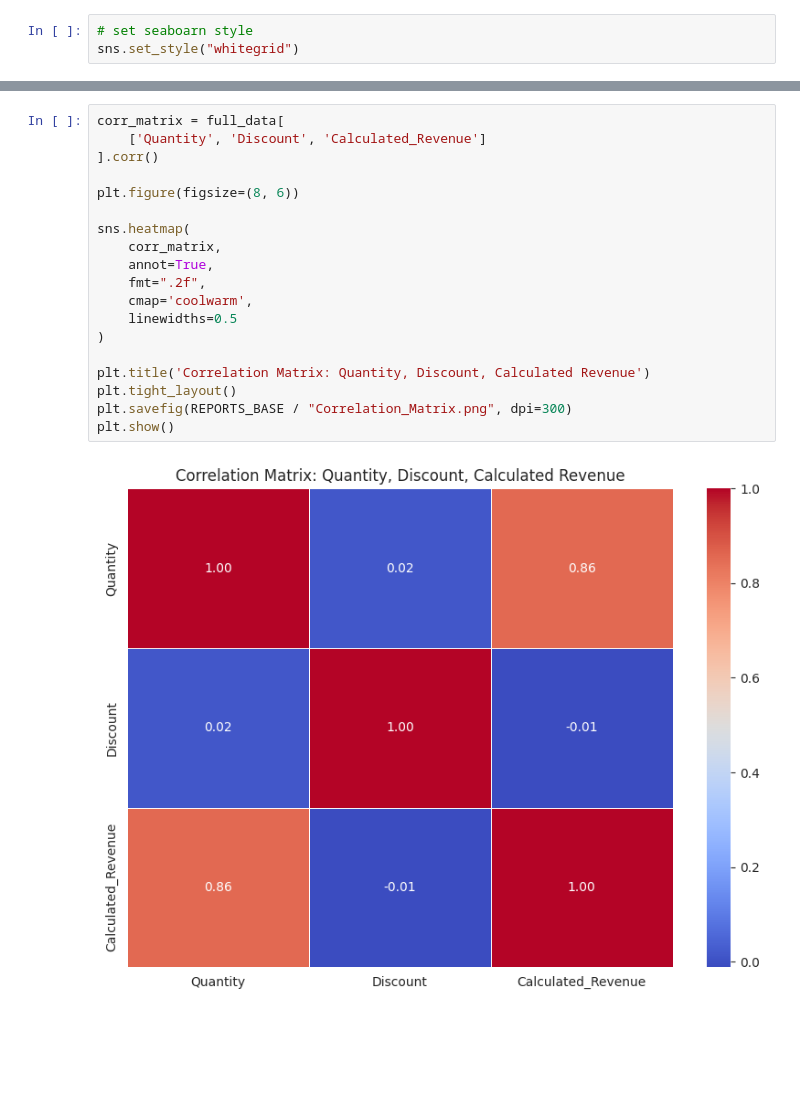
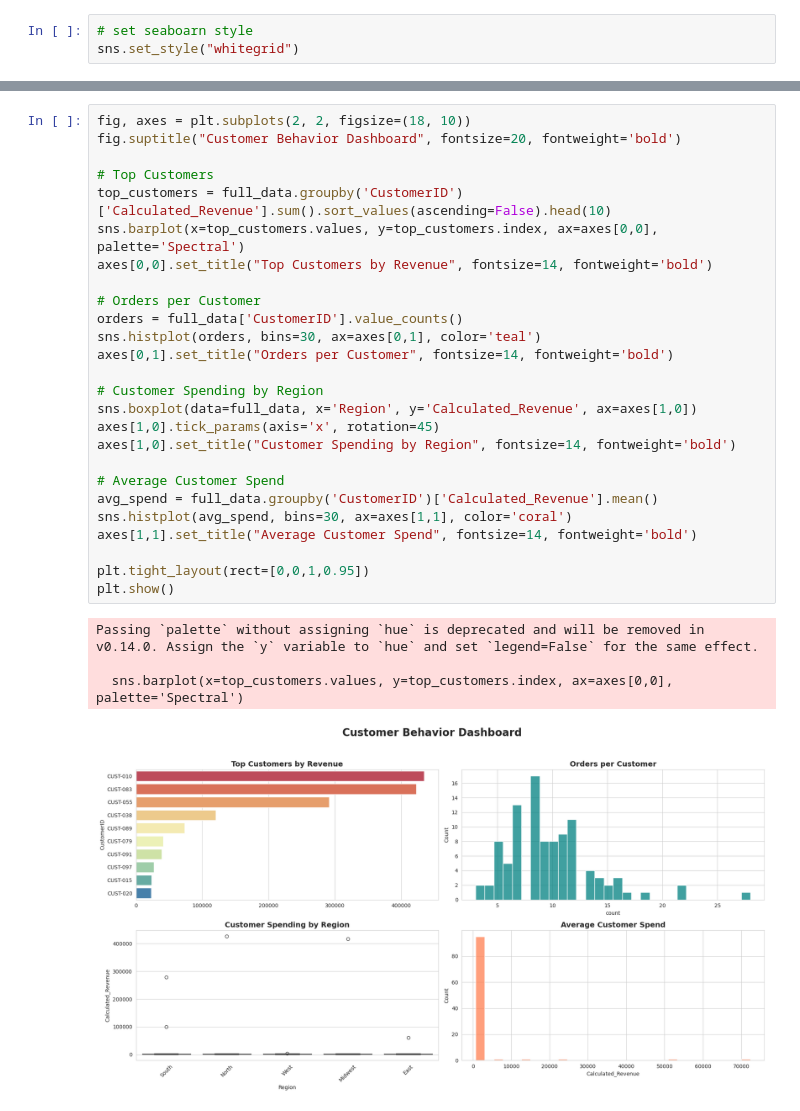
Before and after one commit to YoussefMostafaMohammed/DataAnalyticProject, a Jupyter notebook: notebooks/ecommerce_analysis.ipynb, the cells around one changed output, grey strips where cells are left out. Cells and saved outputs as stored; diff of their text form; blank space fills up the shorter version.

```diff
--- a/notebooks/ecommerce_analysis.ipynb
+++ b/notebooks/ecommerce_analysis.ipynb
@@ -435,21 +535,31 @@ plt.show()
 # %%
-corr_matrix = full_data[
-    ['Quantity', 'Discount', 'Calculated_Revenue']
-].corr()
+fig, axes = plt.subplots(2, 2, figsize=(18, 10))
+fig.suptitle("Customer Behavior Dashboard", fontsize=20, fontweight='bold')
 
-plt.figure(figsize=(8, 6))
+# Top Customers
+top_customers = full_data.groupby('CustomerID')['Calculated_Revenue'].sum().sort_values(ascending=False).head(10)
+sns.barplot(x=top_customers.values, y=top_customers.index, ax=axes[0,0], palette='Spectral')
+axes[0,0].set_title("Top Customers by Revenue", fontsize=14, fontweight='bold')
 
-sns.heatmap(
-    corr_matrix,
-    annot=True,
-    fmt=".2f",
-    cmap='coolwarm',
-    linewidths=0.5
-)
+# Orders per Customer
+orders = full_data['CustomerID'].value_counts()
+sns.histplot(orders, bins=30, ax=axes[0,1], color='teal')
+axes[0,1].set_title("Orders per Customer", fontsize=14, fontweight='bold')
 
-plt.title('Correlation Matrix: Quantity, Discount, Calculated Revenue')
-plt.tight_layout()
-plt.savefig(REPORTS_BASE / "Correlation_Matrix.png", dpi=300)
+# Customer Spending by Region
+sns.boxplot(data=full_data, x='Region', y='Calculated_Revenue', ax=axes[1,0])
+axes[1,0].tick_params(axis='x', rotation=45)
+axes[1,0].set_title("Customer Spending by Region", fontsize=14, fontweight='bold')
+
+# Average Customer Spend
+avg_spend = full_data.groupby('CustomerID')['Calculated_Revenue'].mean()
+sns.histplot(avg_spend, bins=30, ax=axes[1,1], color='coral')
+axes[1,1].set_title("Average Customer Spend", fontsize=14, fontweight='bold')
+
+plt.tight_layout(rect=[0,0,1,0.95])
 plt.show()
 # %% [output]
+Passing `palette` without assigning `hue` is deprecated and will be removed in v0.14.0. Assign the `y` variable to `hue` and set `legend=False` for the same effect.
+
+  sns.barplot(x=top_customers.values, y=top_customers.index, ax=axes[0,0], palette='Spectral')
-[figure, old version]
+[figure, new version]
```
Also changed, not shown: parts of 20 cells of this notebook.
